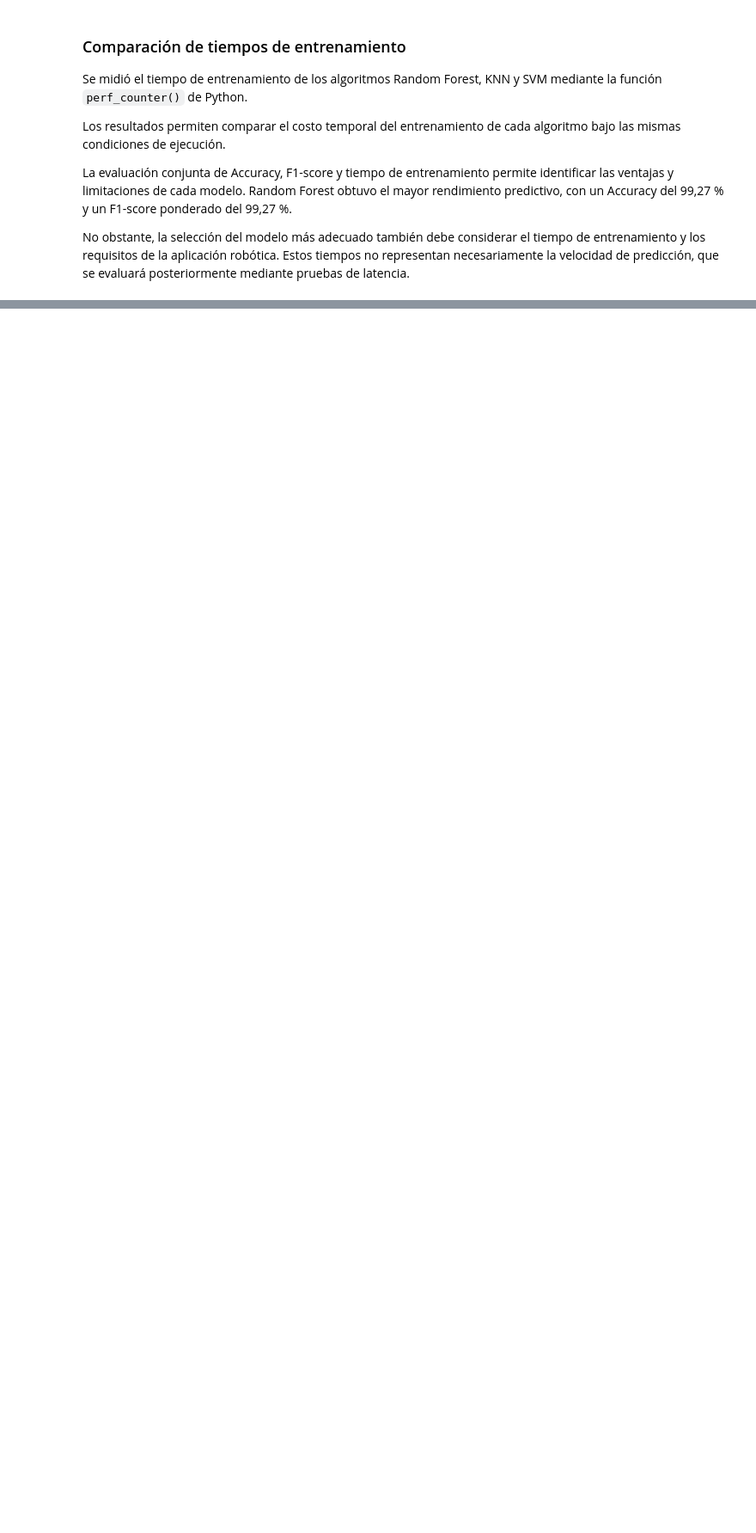
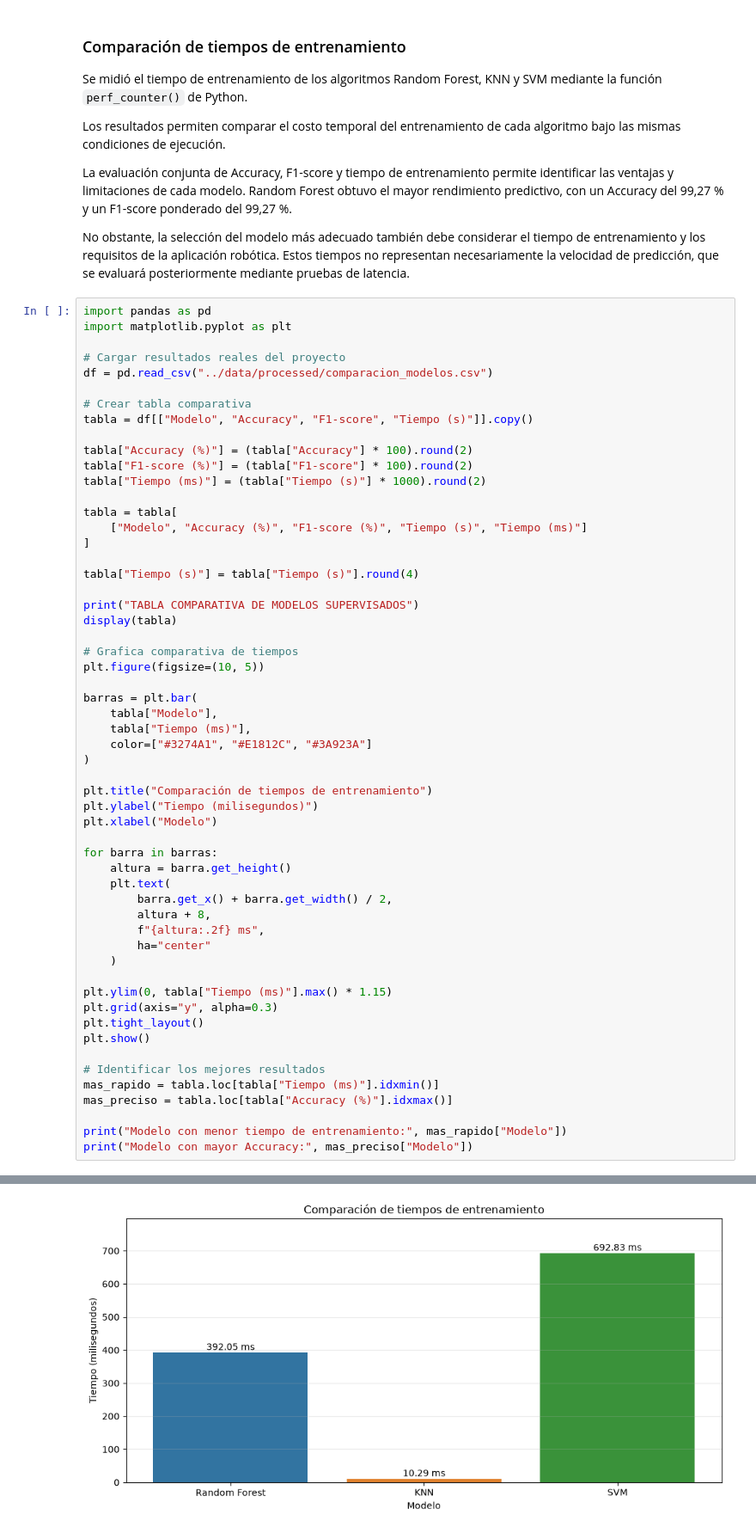
Before and after one commit to Genesis1977/mi-practica1-Morales, a Jupyter notebook: notebooks/02_supervised.ipynb, the cells around one changed output, grey strips where cells are left out. Shown at 86% size. Cells and saved outputs as stored; diff of their text form; blank space fills up the shorter version.

Commit message:
Completar comparacion de tiempos y corregir notebooks

```diff
--- a/notebooks/02_supervised.ipynb
+++ b/notebooks/02_supervised.ipynb
@@ -156,3 +156,60 @@ Los resultados permiten comparar el costo temporal del entrenamiento de cada alg
 La evaluación conjunta de Accuracy, F1-score y tiempo de entrenamiento permite identificar las ventajas y limitaciones de cada modelo. Random Forest obtuvo el mayor rendimiento predictivo, con un Accuracy del 99,27 % y un F1-score ponderado del 99,27 %.
 
 No obstante, la selección del modelo más adecuado también debe considerar el tiempo de entrenamiento y los requisitos de la aplicación robótica. Estos tiempos no representan necesariamente la velocidad de predicción, que se evaluará posteriormente mediante pruebas de latencia.
+# %%
+import pandas as pd
+import matplotlib.pyplot as plt
+
+# Cargar resultados reales del proyecto
+df = pd.read_csv("../data/processed/comparacion_modelos.csv")
+
+# Crear tabla comparativa
+tabla = df[["Modelo", "Accuracy", "F1-score", "Tiempo (s)"]].copy()
+
+tabla["Accuracy (%)"] = (tabla["Accuracy"] * 100).round(2)
+tabla["F1-score (%)"] = (tabla["F1-score"] * 100).round(2)
+tabla["Tiempo (ms)"] = (tabla["Tiempo (s)"] * 1000).round(2)
+
+tabla = tabla[
+    ["Modelo", "Accuracy (%)", "F1-score (%)", "Tiempo (s)", "Tiempo (ms)"]
+]
+
+tabla["Tiempo (s)"] = tabla["Tiempo (s)"].round(4)
+
+print("TABLA COMPARATIVA DE MODELOS SUPERVISADOS")
+display(tabla)
+
+# Grafica comparativa de tiempos
+plt.figure(figsize=(10, 5))
+
+barras = plt.bar(
+    tabla["Modelo"],
+    tabla["Tiempo (ms)"],
+    color=["#3274A1", "#E1812C", "#3A923A"]
+)
+
+plt.title("Comparación de tiempos de entrenamiento")
+plt.ylabel("Tiempo (milisegundos)")
+plt.xlabel("Modelo")
+
+for barra in barras:
+    altura = barra.get_height()
+    plt.text(
+        barra.get_x() + barra.get_width() / 2,
+        altura + 8,
+        f"{altura:.2f} ms",
+        ha="center"
+    )
+
+plt.ylim(0, tabla["Tiempo (ms)"].max() * 1.15)
+plt.grid(axis="y", alpha=0.3)
+plt.tight_layout()
+plt.show()
+
+# Identificar los mejores resultados
+mas_rapido = tabla.loc[tabla["Tiempo (ms)"].idxmin()]
+mas_preciso = tabla.loc[tabla["Accuracy (%)"].idxmax()]
+
+print("Modelo con menor tiempo de entrenamiento:", mas_rapido["Modelo"])
+print("Modelo con mayor Accuracy:", mas_preciso["Modelo"])
+# %% [output]
@@ -158,0 +221 @@ No obstante, la selección del modelo más adecuado también debe considerar el
+[figure, added]
```
Also changed, not shown: parts of 2 cells of this notebook.
